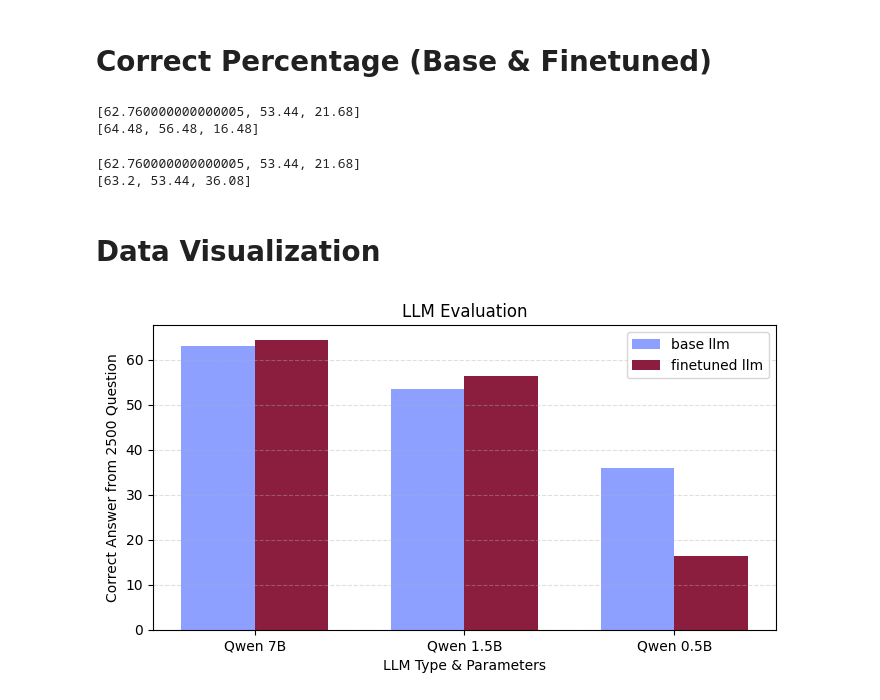
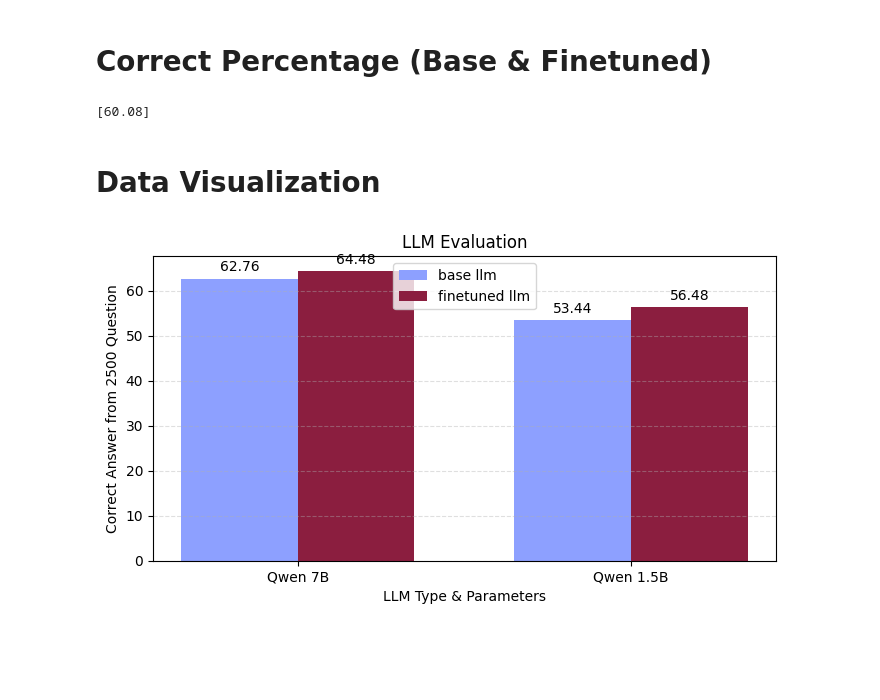
Before and after one commit to arizki787/ContinuedPretrainingLLM, a Jupyter notebook: LLM_PERFORMANCE_EVAL.ipynb, the cells around one changed output. Cells and saved outputs as stored; diff of their text form; code cells hidden in the pictures; blank space fills up the shorter version.

```diff
--- a/LLM_PERFORMANCE_EVAL.ipynb
+++ b/LLM_PERFORMANCE_EVAL.ipynb
@@ -123,12 +57,15 @@ for file in response_fintuned_path:
-# %%
-print(llm_result_base)
-print(llm_result_finetuned)
-# %% [output]
-[62.760000000000005, 53.44, 21.68]
-[64.48, 56.48, 16.48]
-# %%
-print(llm_result_base)
-print(llm_result_base_nomax)
-# %% [output]
-[62.760000000000005, 53.44, 21.68]
-[63.2, 53.44, 36.08]
+# %%
+def count_percentage_csv(filename):
+    df = pd.read_csv(filename)
+    percentage = len(df[df['correct']==True]) / 2500 * 100
+    return percentage
+
+llm_result_base = []
+llm_result_finetuned = []
+
+for file in response_base_path:
+    llm_result_base.append(count_percentage_csv(file))
+for file in response_fintuned_path:
+    llm_result_finetuned.append(count_percentage_csv(file))
+# %% [output]
+[60.08]
@@ -135,29 +75,29 @@ print(llm_result_base_nomax)
 # %% [markdown]
 # Data Visualization
 # %%
-labels = ['Qwen 7B', 'Qwen 1.5B', 'Qwen 0.5B']
+labels = ['Qwen 7B', 'Qwen 1.5B'] #adjust the label accordingly
 x = np.arange(len(labels))
 width = 0.35
 
-plt.figure(figsize=(7,4))
-base_bars = plt.bar(x - width/2, llm_result_base_nomax, width=width,
+plt.figure(figsize=(7,5))
+base_bars = plt.bar(x - width/2, llm_result_base, width=width,
                     color='#8da0ff', label='base llm')
 
 finetuned_bars = plt.bar(x + width/2, llm_result_finetuned, width=width,
                          color='#8b1e3f', label='finetuned llm')
 
 plt.bar_label(base_bars, fmt='%.2f', padding=3)
 plt.bar_label(finetuned_bars, fmt='%.2f', padding=3)
 
 plt.xlabel("LLM Type & Parameters")
 plt.ylabel("Correct Answer from 2500 Question")
 plt.title("LLM Evaluation")
 
 plt.legend()
 plt.xticks(x, labels)
 plt.grid(axis='y', linestyle='--', alpha=0.4)
 
 plt.tight_layout()
 plt.show()
 # %% [output]
-[figure, old version]
+[figure, new version]
```
Also changed, not shown: parts of 5 cells of this notebook.
